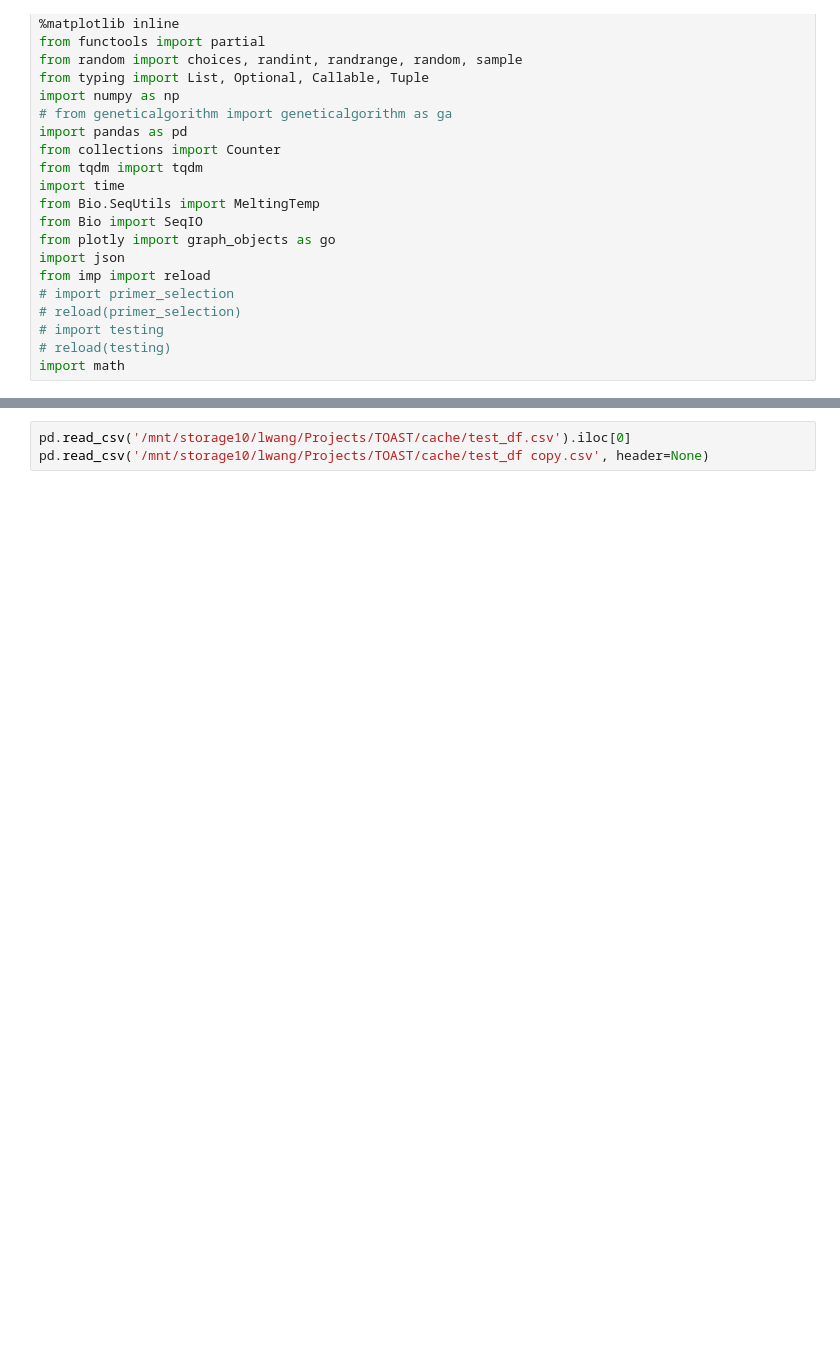
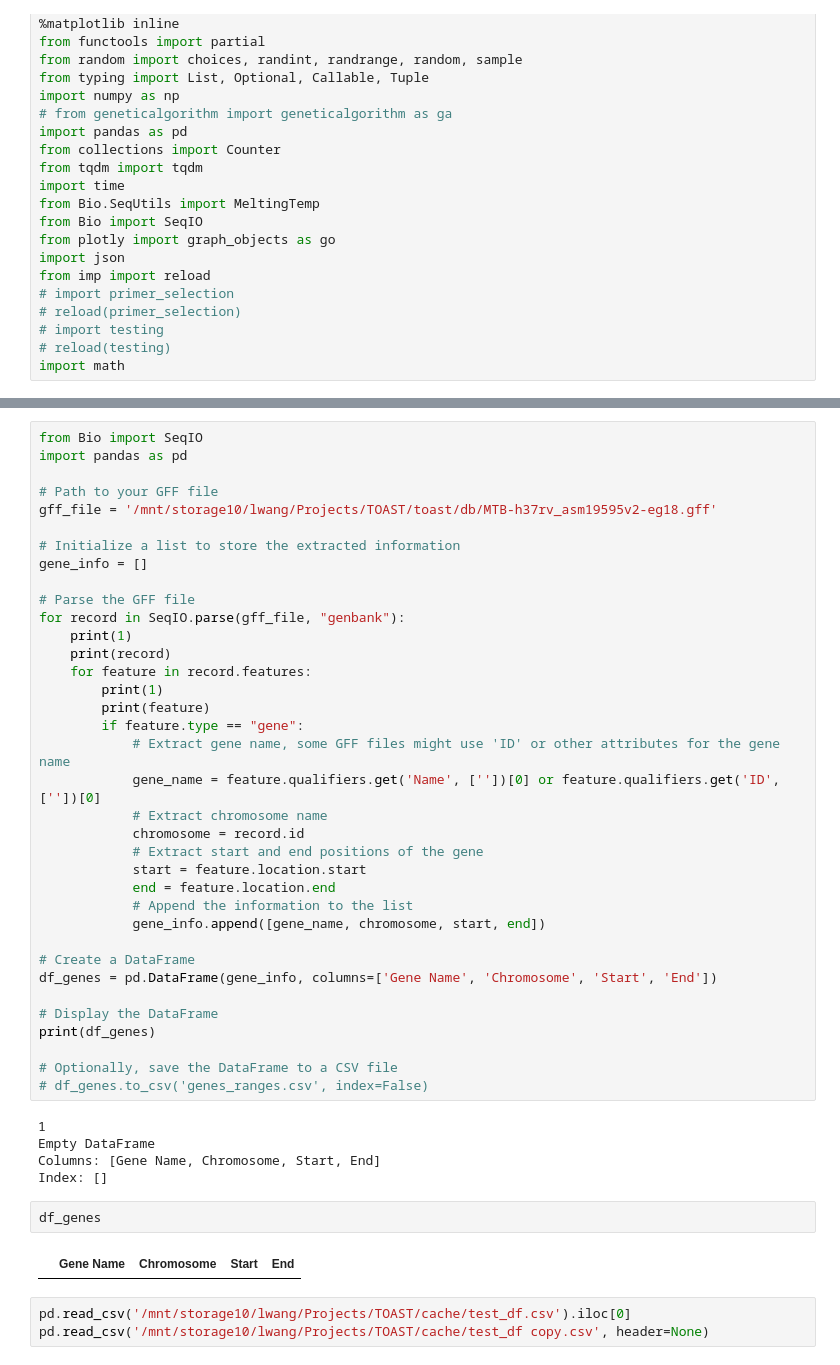
Before and after one commit to linfeng-wang/TOAST, a Jupyter notebook: cache/scratch.ipynb, the cells around one changed output, grey strips where cells are left out. Drawn from its saved outputs; the diff is of its cells as text; blank space fills up the shorter version.

```diff
--- a/cache/scratch.ipynb
+++ b/cache/scratch.ipynb
@@ -25,3 +204,48 @@ import math
+# %%
+from Bio import SeqIO
+import pandas as pd
+
+# Path to your GFF file
+gff_file = '/mnt/storage10/lwang/Projects/TOAST/toast/db/MTB-h37rv_asm19595v2-eg18.gff'
+
+# Initialize a list to store the extracted information
+gene_info = []
+
+# Parse the GFF file
+for record in SeqIO.parse(gff_file, "genbank"):
+    print(1)
+    print(record)
+    for feature in record.features:
+        print(1)
+        print(feature)
+        if feature.type == "gene":
+            # Extract gene name, some GFF files might use 'ID' or other attributes for the gene name
+            gene_name = feature.qualifiers.get('Name', [''])[0] or feature.qualifiers.get('ID', [''])[0]
+            # Extract chromosome name
+            chromosome = record.id
+            # Extract start and end positions of the gene
+            start = feature.location.start
+            end = feature.location.end
+            # Append the information to the list
+            gene_info.append([gene_name, chromosome, start, end])
+
+# Create a DataFrame
+df_genes = pd.DataFrame(gene_info, columns=['Gene Name', 'Chromosome', 'Start', 'End'])
+
+# Display the DataFrame
+print(df_genes)
+
+# Optionally, save the DataFrame to a CSV file
+# df_genes.to_csv('genes_ranges.csv', index=False)
+# %% [output]
+1
+Empty DataFrame
+Columns: [Gene Name, Chromosome, Start, End]
+Index: []
+# %%
+df_genes
+# %% [output]
+|  | Gene Name | Chromosome | Start | End |
 # %%
 pd.read_csv('/mnt/storage10/lwang/Projects/TOAST/cache/test_df.csv').iloc[0]
 pd.read_csv('/mnt/storage10/lwang/Projects/TOAST/cache/test_df copy.csv', header=None)
```
Also changed, not shown: parts of 16 cells of this notebook, 21 other files.
